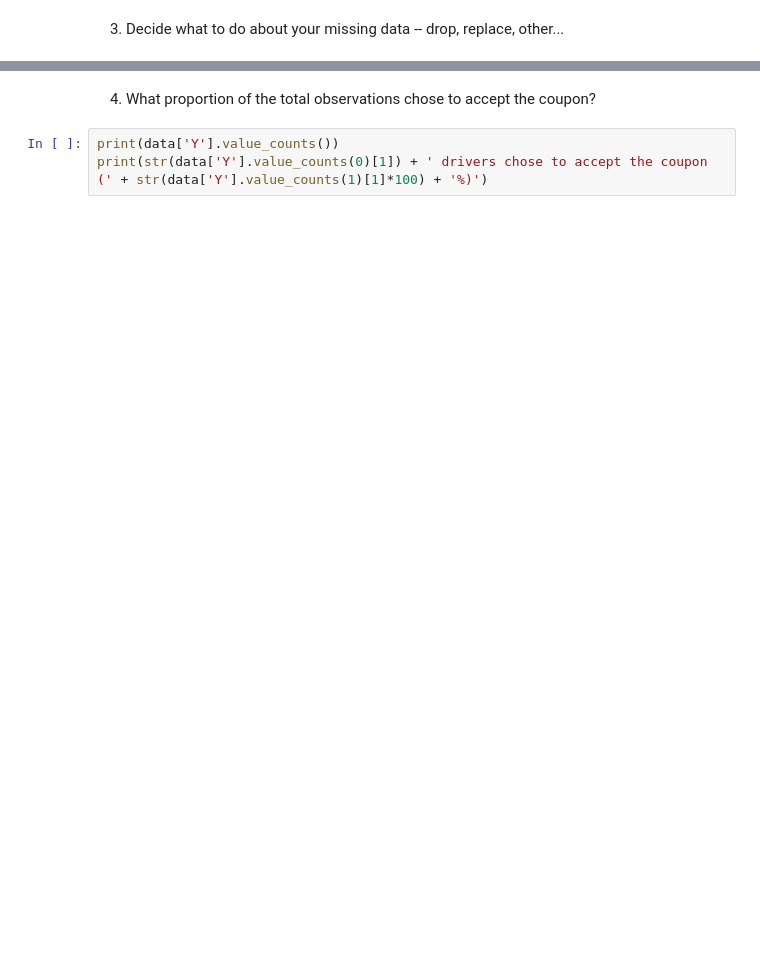
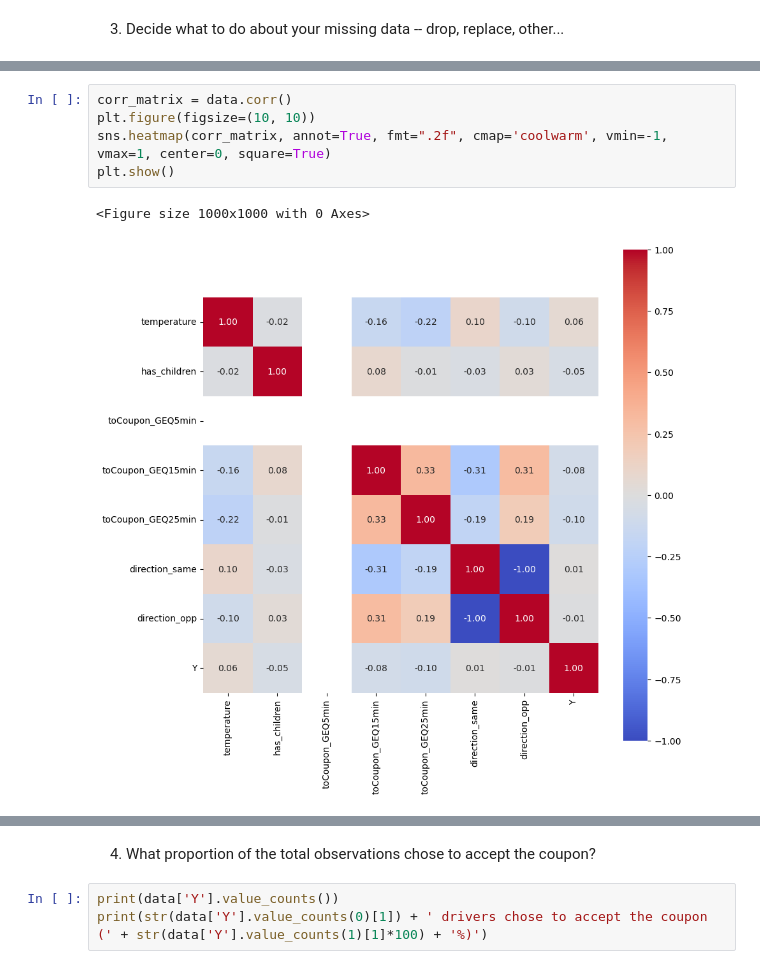
Before and after one commit to Harish7882/UCB_ML_CLASS, a Jupyter notebook: practical_applns/assignment5_1_starter/prompt.ipynb, the cells around one changed output, grey strips where cells are left out. Cells and saved outputs as stored; diff of their text form; blank space fills up the shorter version.

```diff
--- a/practical_applns/assignment5_1_starter/prompt.ipynb
+++ b/practical_applns/assignment5_1_starter/prompt.ipynb
@@ -264,0 +312,8 @@ Most of the columns are not normally distributed.
+# %%
+corr_matrix = data.corr()
+plt.figure(figsize=(10, 10))
+sns.heatmap(corr_matrix, annot=True, fmt=".2f", cmap='coolwarm', vmin=-1, vmax=1, center=0, square=True)
+plt.show()
+# %% [output]
+<Figure size 1000x1000 with 0 Axes>
+[figure, added]
```
Also changed, not shown: parts of 29 cells of this notebook.
